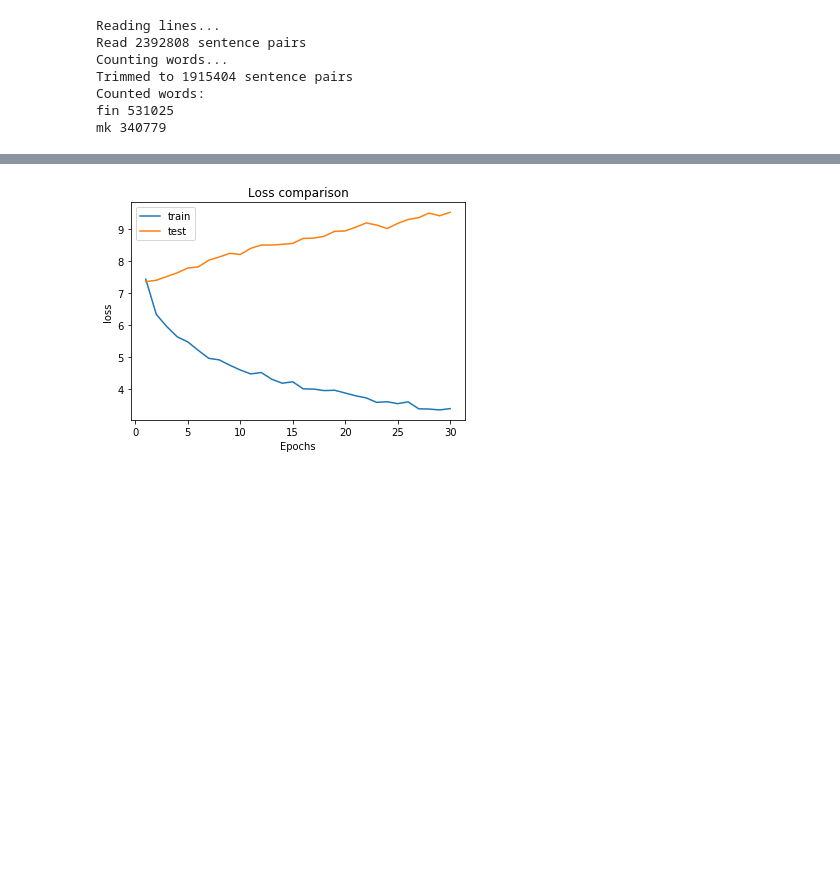
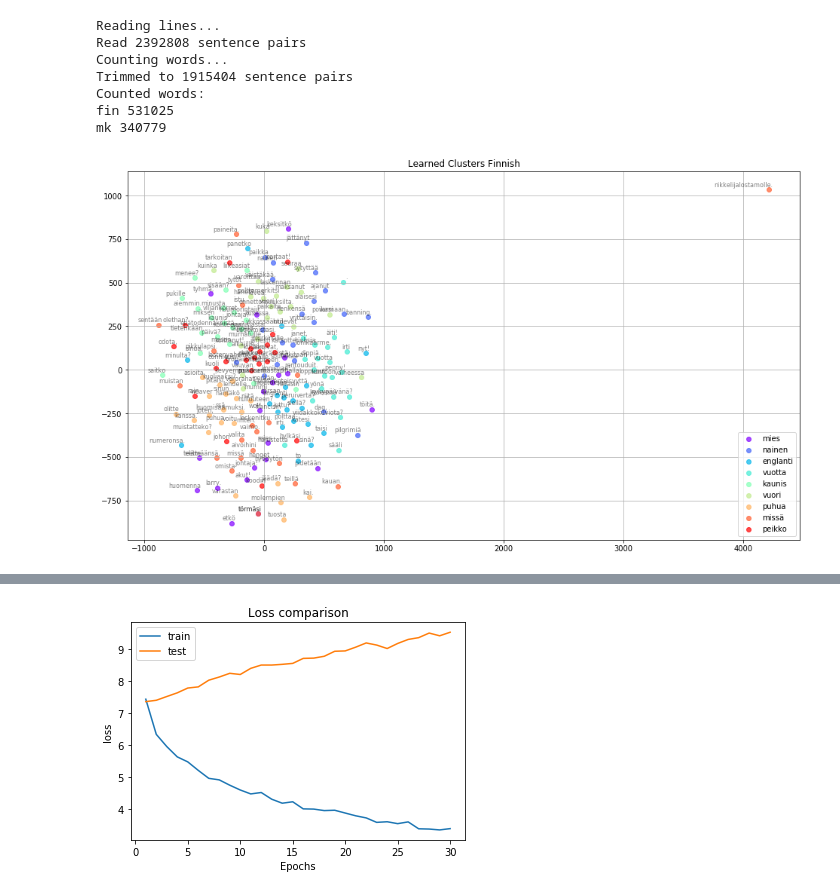
Before and after one commit to Tetrix/Neural-Machine-Translation-Fin-Mk, a Jupyter notebook: fin_mk_translation.ipynb, the cells around one changed output, grey strips where cells are left out. Drawn from its saved outputs; the diff is of its cells as text; code cells hidden in the pictures; blank space fills up the shorter version.

Commit message:
added visualization for the embeddings

```diff
--- a/fin_mk_translation.ipynb
+++ b/fin_mk_translation.ipynb
@@ -399,0 +429,3 @@ else:
+# %%
+fin_words = get_words_from_idx(similar_words_fin, input_lang)
+mk_words = get_words_from_idx(similar_words_mk, output_lang)
@@ -399,0 +444,44 @@ else:
+# %%
+fin_embeddings = embeddings_from_words(fin_words, input_lang, encoder)
+mk_embeddings = embeddings_from_words(mk_words, output_lang, decoder)
+# %%
+from sklearn.manifold import TSNE
+import matplotlib.pyplot as plt
+
+embedding_clusters_fin = np.array(fin_embeddings)
+embedding_clusters_mk = np.array(mk_embeddings)
+
+n, m, k = embedding_clusters_fin.shape
+n, m, k = embedding_clusters_mk.shape
+
+tsne_model_fin_2d = TSNE(perplexity=20, n_components=2, init='pca', n_iter=2000, random_state=32)
+tsne_model_mk_2d = TSNE(perplexity=20, n_components=2, init='pca', n_iter=2000, random_state=32)
+
+embeddings_fin_2d = np.array(tsne_model_fin_2d.fit_transform(embedding_clusters_fin.reshape(n * m, k))).reshape(n, m, 2)
+embeddings_mk_2d = np.array(tsne_model_mk_2d.fit_transform(embedding_clusters_mk.reshape(n * m, k))).reshape(n, m, 2)
+# %%
+import matplotlib.pyplot as plt
+import matplotlib.cm as cm
+
+
+def tsne_plot_similar_words(title, labels, embedding_clusters, word_clusters, alpha, filename=None):
+    plt.figure(figsize=(16, 9))
+    colors = cm.rainbow(np.linspace(0, 1, len(labels)))
+    for label, embeddings, words, color in zip(labels, embedding_clusters, word_clusters, colors):
+        x = embeddings[:, 0]
+        y = embeddings[:, 1]
+        plt.scatter(x, y, c=[color], alpha=alpha, label=label)
+        for i, word in enumerate(words):
+            plt.annotate(word, alpha=0.5, xy=(x[i], y[i]), xytext=(5, 2),
+                         textcoords='offset points', ha='right', va='bottom', size=8)
+    plt.legend(loc=4)
+    plt.title(title)
+    plt.grid(True)
+    if filename:
+        plt.savefig(filename, format='eps')
+    plt.show()
+# %%
+tsne_plot_similar_words('Learned Clusters Finnish', keys_fin, embeddings_fin_2d, fin_words, 0.7,
+                        'fin_clusters.eps')
+# %% [output]
+[figure, added]
```
Also changed, not shown: parts of 16 cells of this notebook.
